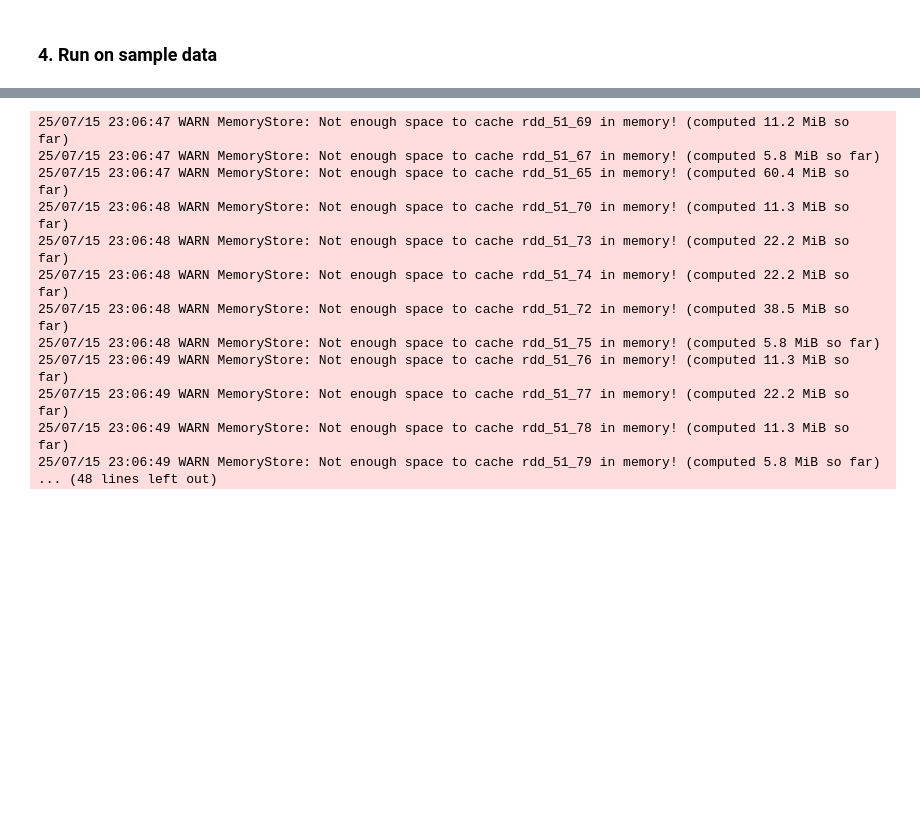
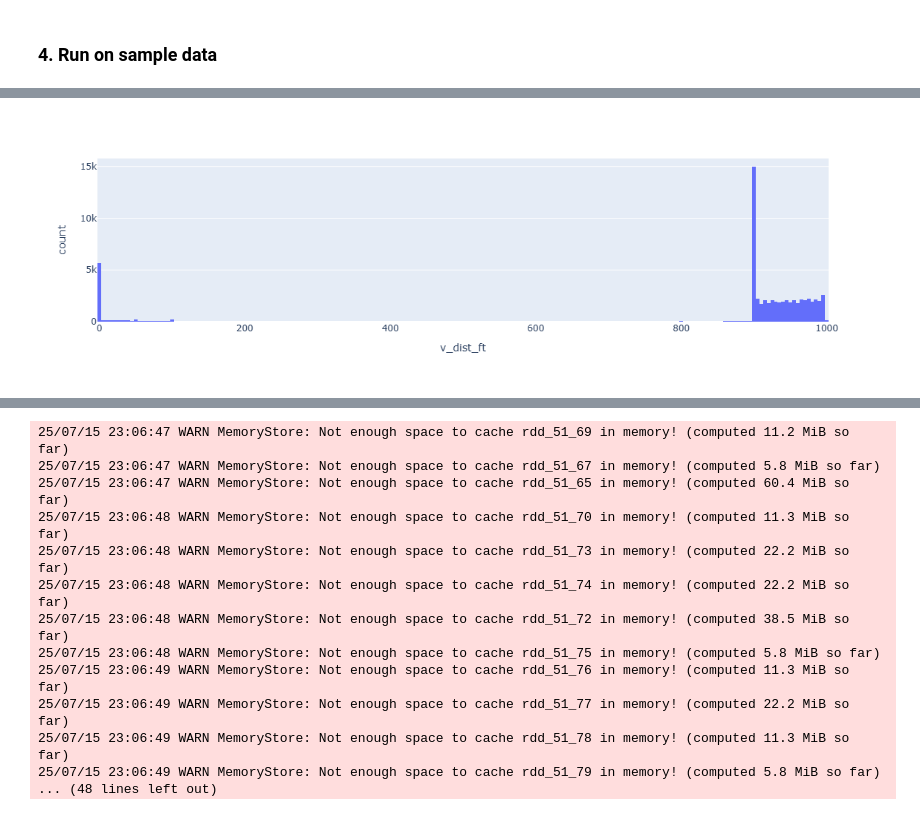
Before and after one commit to euctrl-pru/close-proximity-events, a Jupyter notebook: close-encounters-calculator copy.ipynb, the cells around one changed output, grey strips where cells are left out. Cells and saved outputs as stored; diff of their text form; code cells hidden in the pictures; blank space fills up the shorter version.

```diff
--- a/close-encounters-calculator copy.ipynb
+++ b/close-encounters-calculator copy.ipynb
@@ -54,7 +54,7 @@ v_dist_ft = 1000
 v_cutoff_FL = 245
 
 # Set resampling frequency
-freq_s = 5
+freq_s = 1
 
 # Set Maximal Interpolation Time in Minutes (min)
 # Note: Whenever a trajectory is missing a portion of the flight which takes longer than this time, it will not be interpolated.
@@ -65,15 +65,22 @@ t_max = 10
 # Initialize the Spark Session
 spark = SparkSession.builder \
     .appName("CloseEncounters") \
-    .config("spark.executor.memory", "2g") \
+    .config("spark.executor.memory", "8g") \
+    .config("spark.executor.memoryOverhead", "512") \
     .config("spark.driver.memory", "5g") \
     .config("spark.executor.cores", "1") \
-    .config("spark.executor.instances", "12") \
+    .config("spark.dynamicAllocation.enabled", "true") \
+    .config("spark.dynamicAllocation.minExecutors", "4") \
+    .config("spark.dynamicAllocation.maxExecutors", "12") \
     .config("spark.sql.shuffle.partitions", "100") \
     .config("spark.default.parallelism", "100") \
     .config("spark.serializer", "org.apache.spark.serializer.KryoSerializer") \
     .config("spark.rpc.message.maxSize", "512") \
+    .config("spark.kubernetes.executor.missingPodDetectDelta", "60000") \
+    .config("spark.network.timeout", "300s") \
+    .config("spark.executor.heartbeatInterval", "60s") \
     .getOrCreate()
+
 
 # Display the Spark URL to monitor the process
 # Get environment variables
@@ -133,0 +402,6 @@ ce_pdf = ce.get_close_encounters_pdf()
+# %%
+import plotly.express as px
+
+px.histogram(ce_pdf[ce_pdf.v_dist_ft.apply(abs)<=999], x='v_dist_ft', nbins=200)
+# %% [output]
+[figure, added]
```
Also changed, not shown: parts of 27 cells of this notebook, 1 other file.
